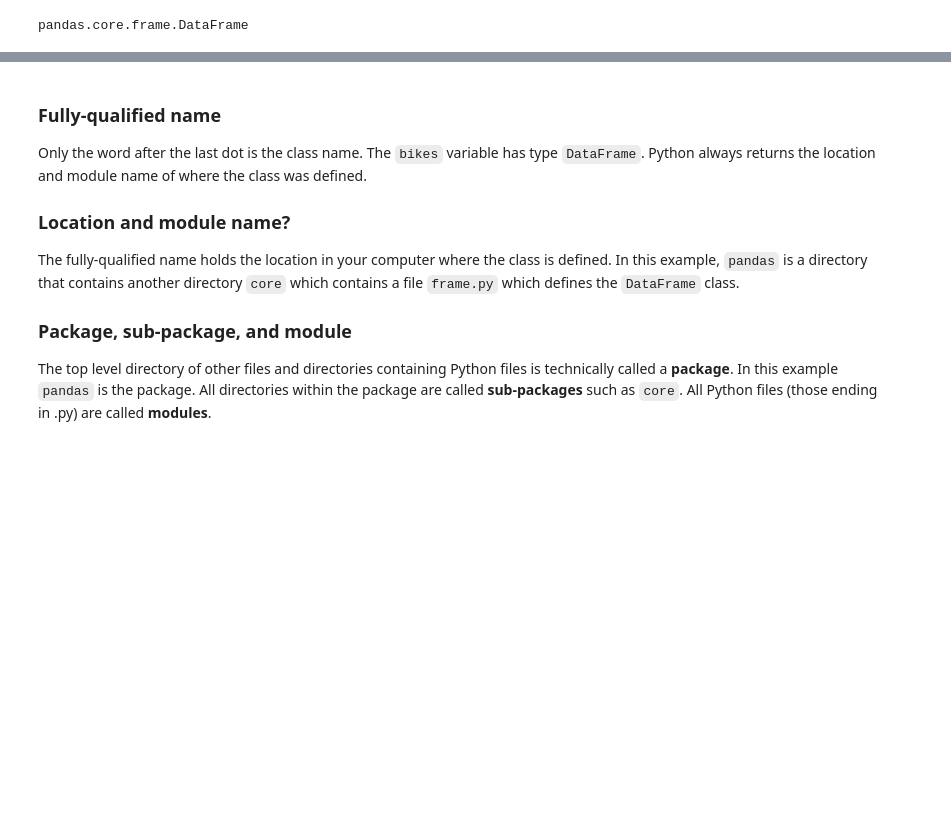
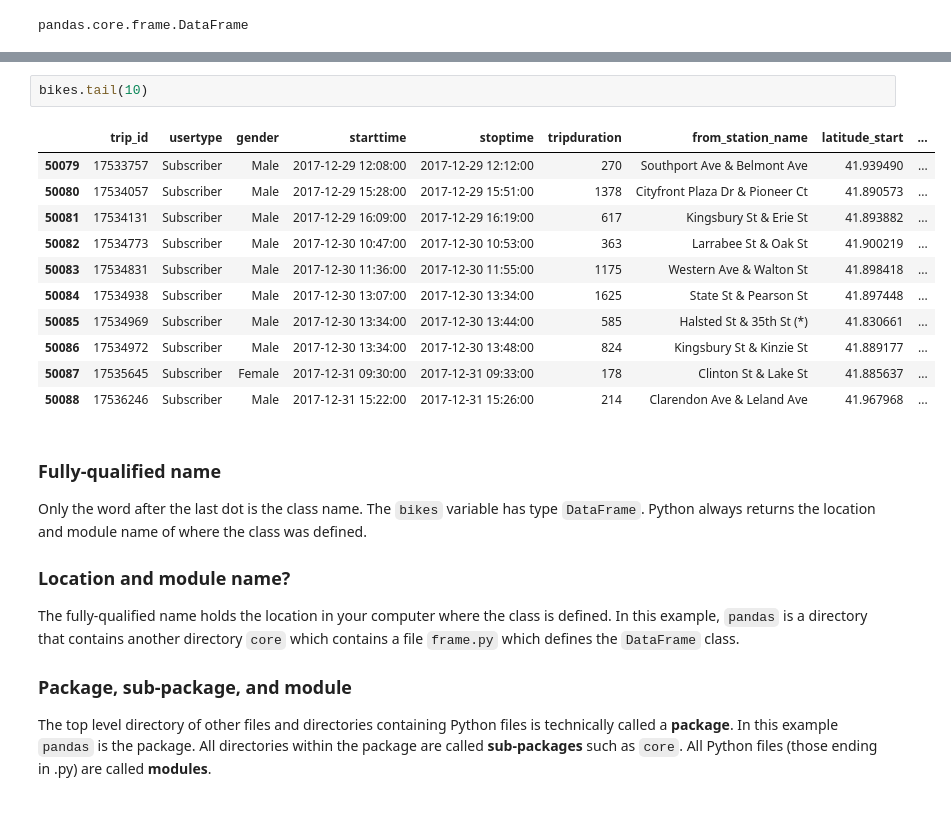
Before and after one commit to HalaMostafa/BeIN2023_DataAnalysis, a Jupyter notebook: 01. Intro to Data Analysis with pandas.ipynb, the cells around one changed output, grey strips where cells are left out. Saved outputs shown, nothing was run; the diff lists cells and outputs as text; blank space fills up the shorter version.

```diff
--- a/01. Intro to Data Analysis with pandas.ipynb
+++ b/01. Intro to Data Analysis with pandas.ipynb
@@ -126,3 +174,17 @@ pandas.core.frame.DataFrame
+# %%
+bikes.tail(10)
+# %% [output]
+|  | trip_id | usertype | gender | starttime | stoptime | tripduration | from_station_name | latitude_start | ... |
+| 50079 | 17533757 | Subscriber | Male | 2017-12-29 12:08:00 | 2017-12-29 12:12:00 | 270 | Southport Ave & Belmont Ave | 41.939490 | ... |
+| 50080 | 17534057 | Subscriber | Male | 2017-12-29 15:28:00 | 2017-12-29 15:51:00 | 1378 | Cityfront Plaza Dr & Pioneer Ct | 41.890573 | ... |
+| 50081 | 17534131 | Subscriber | Male | 2017-12-29 16:09:00 | 2017-12-29 16:19:00 | 617 | Kingsbury St & Erie St | 41.893882 | ... |
+| 50082 | 17534773 | Subscriber | Male | 2017-12-30 10:47:00 | 2017-12-30 10:53:00 | 363 | Larrabee St & Oak St | 41.900219 | ... |
+| 50083 | 17534831 | Subscriber | Male | 2017-12-30 11:36:00 | 2017-12-30 11:55:00 | 1175 | Western Ave & Walton St | 41.898418 | ... |
+| 50084 | 17534938 | Subscriber | Male | 2017-12-30 13:07:00 | 2017-12-30 13:34:00 | 1625 | State St & Pearson St | 41.897448 | ... |
+| 50085 | 17534969 | Subscriber | Male | 2017-12-30 13:34:00 | 2017-12-30 13:44:00 | 585 | Halsted St & 35th St (*) | 41.830661 | ... |
+| 50086 | 17534972 | Subscriber | Male | 2017-12-30 13:34:00 | 2017-12-30 13:48:00 | 824 | Kingsbury St & Kinzie St | 41.889177 | ... |
+| 50087 | 17535645 | Subscriber | Female | 2017-12-31 09:30:00 | 2017-12-31 09:33:00 | 178 | Clinton St & Lake St | 41.885637 | ... |
+| 50088 | 17536246 | Subscriber | Male | 2017-12-31 15:22:00 | 2017-12-31 15:26:00 | 214 | Clarendon Ave & Leland Ave | 41.967968 | ... |
 # %% [markdown]
 ### Fully-qualified name
 Only the word after the last dot is the class name. The `bikes` variable has type `DataFrame`. Python always returns the location and module name of where the class was defined.
```
Also changed, not shown: parts of 51 cells of this notebook, 21 other files.
